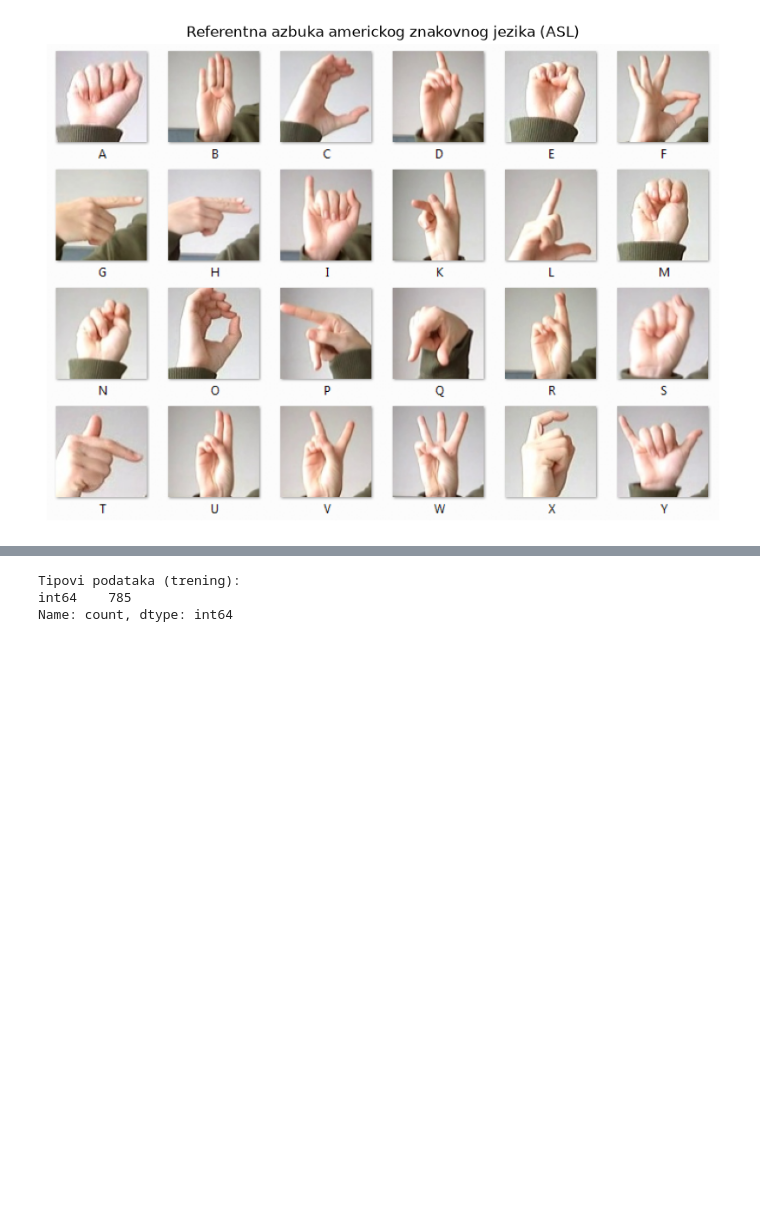
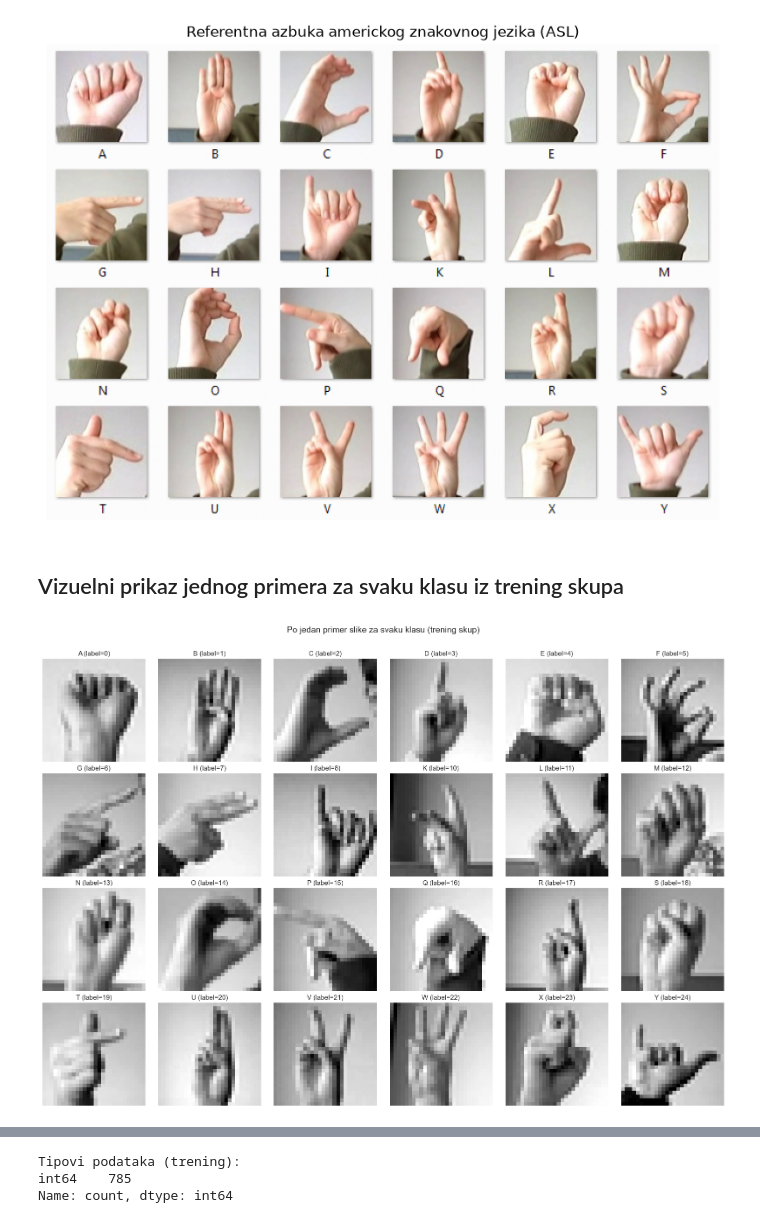
Before and after one commit to VelickovicAna/Automatic-Sign-Language-Recognition, a Jupyter notebook: notebooks/01_eda.ipynb, the cells around one changed output, grey strips where cells are left out. Drawn from its saved outputs; the diff is of its cells as text; code cells hidden in the pictures; blank space fills up the shorter version.

```diff
--- a/notebooks/01_eda.ipynb
+++ b/notebooks/01_eda.ipynb
@@ -79,3 +156,5 @@ ax.set_title("Referentna azbuka americkog znakovnog jezika (ASL)")
 plt.show()
 # %% [output]
 [figure]
+# %% [markdown]
+## Vizuelni prikaz jednog primera za svaku klasu iz trening skupa
@@ -81,0 +165,17 @@ plt.show()
+# %%
+fig, axes = plt.subplots(4, 6, figsize=(16, 11))
+axes = axes.flatten()
+
+sorted_labels = sorted(train_df['label'].unique())
+for i, label in enumerate(sorted_labels):
+    sample = train_df[train_df['label'] == label].iloc[0]
+    img = get_image(sample.drop('label'))
+    axes[i].imshow(img, cmap='gray')
+    axes[i].set_title(f"{LABEL_TO_LETTER[label]} (label={label})", fontsize=11)
+    axes[i].axis('off')
+
+plt.suptitle('Po jedan primer slike za svaku klasu (trening skup)', fontsize=14, y=1.01)
+plt.tight_layout()
+plt.show()
+# %% [output]
+[figure, added]
```
Also changed, not shown: parts of 46 cells of this notebook.
